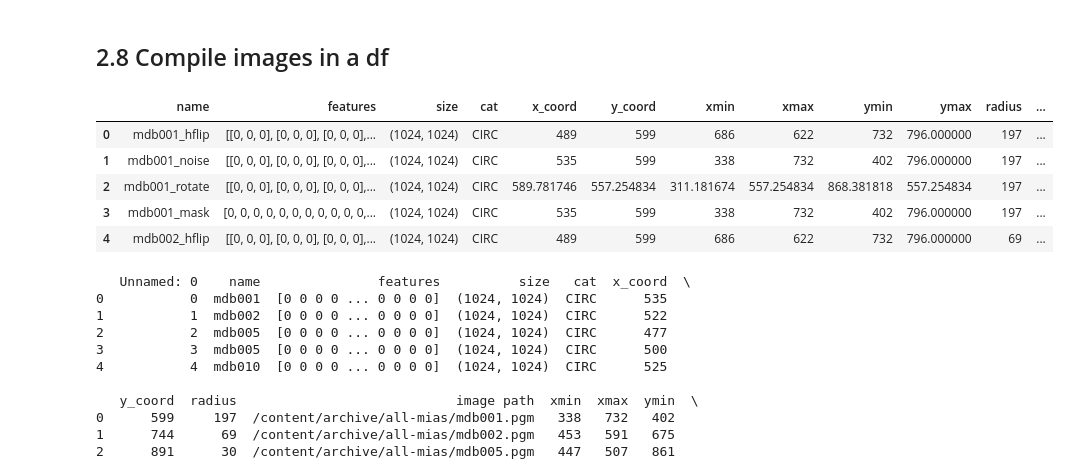
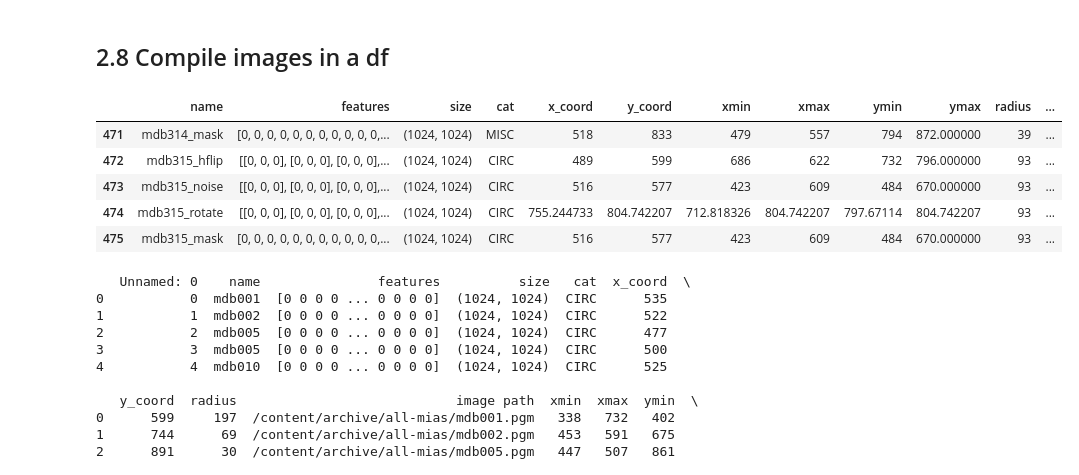
Before and after one commit to cfont03/Anomaly-breast-cancer-detection, a Jupyter notebook: train/0.Data_Cleansing.ipynb, the cells around one changed output. Cells and saved outputs as stored; diff of their text form; code cells hidden in the pictures.

```diff
--- a/train/0.Data_Cleansing.ipynb
+++ b/train/0.Data_Cleansing.ipynb
@@ -651,8 +652,8 @@ masks = ['_mask']
 with open('/content/archive/images_info_1.csv') as file:
   next(file) # skip header
   for l in file:
+    z = 0
     for cat in categories:
-      z = 0
       i = l.split(",")[1]
       path = '/content/archive/all-mias/{:}{:}.jpeg'.format(i, cat)
       img = PIL.Image.open(path)
@@ -686,7 +687,7 @@ with open('/content/archive/images_info_1.csv') as file:
 
       radius.append(np.array((l.split(",")[8]).rstrip()))
       image_path.append(path)
-      z =+1
+      z += 1
     for m in masks:
       i = l.split(",")[1]
       path = '/content/archive/all-mias/{:}{:}.pgm'.format(i, m)
@@ -708,18 +709,18 @@ with open('/content/archive/images_info_1.csv') as file:
 # %%
 # merge data into a df
 arr = np.array([names, data, size, categ, x_coord, y_coord, xmin, xmax, ymin, ymax, radius, image_path], dtype = object).T.tolist()
 df_ = pd.DataFrame(data = arr, columns = ['name', 'features', 'size', 'cat', 'x_coord', 'y_coord', 'xmin', 'xmax',
                                           'ymin', 'ymax', 'radius', 'image path'])
 
 # check df
-df_.head()
+df_.tail()
 # %% [output]
 |  | name | features | size | cat | x_coord | y_coord | xmin | xmax | ymin | ymax | radius | ... |
-| 0 | mdb001_hflip | [[0, 0, 0], [0, 0, 0], [0, 0, 0],... | (1024, 1024) | CIRC | 489 | 599 | 686 | 622 | 732 | 796.000000 | 197 | ... |
-| 1 | mdb001_noise | [[0, 0, 0], [0, 0, 0], [0, 0, 0],... | (1024, 1024) | CIRC | 535 | 599 | 338 | 732 | 402 | 796.000000 | 197 | ... |
-| 2 | mdb001_rotate | [[0, 0, 0], [0, 0, 0], [0, 0, 0],... | (1024, 1024) | CIRC | 589.781746 | 557.254834 | 311.181674 | 557.254834 | 868.381818 | 557.254834 | 197 | ... |
-| 3 | mdb001_mask | [0, 0, 0, 0, 0, 0, 0, 0, 0, 0, 0,... | (1024, 1024) | CIRC | 535 | 599 | 338 | 732 | 402 | 796.000000 | 197 | ... |
-| 4 | mdb002_hflip | [[0, 0, 0], [0, 0, 0], [0, 0, 0],... | (1024, 1024) | CIRC | 489 | 599 | 686 | 622 | 732 | 796.000000 | 69 | ... |
+| 471 | mdb314_mask | [0, 0, 0, 0, 0, 0, 0, 0, 0, 0, 0,... | (1024, 1024) | MISC | 518 | 833 | 479 | 557 | 794 | 872.000000 | 39 | ... |
+| 472 | mdb315_hflip | [[0, 0, 0], [0, 0, 0], [0, 0, 0],... | (1024, 1024) | CIRC | 489 | 599 | 686 | 622 | 732 | 796.000000 | 93 | ... |
+| 473 | mdb315_noise | [[0, 0, 0], [0, 0, 0], [0, 0, 0],... | (1024, 1024) | CIRC | 516 | 577 | 423 | 609 | 484 | 670.000000 | 93 | ... |
+| 474 | mdb315_rotate | [[0, 0, 0], [0, 0, 0], [0, 0, 0],... | (1024, 1024) | CIRC | 755.244733 | 804.742207 | 712.818326 | 804.742207 | 797.67114 | 804.742207 | 93 | ... |
+| 475 | mdb315_mask | [0, 0, 0, 0, 0, 0, 0, 0, 0, 0, 0,... | (1024, 1024) | CIRC | 516 | 577 | 423 | 609 | 484 | 670.000000 | 93 | ... |
 # %%
 # load previous df
 df = pd.read_csv('/content/archive/images_info_1.csv', sep = ',')
```
Also changed, not shown: parts of 7 cells of this notebook.
